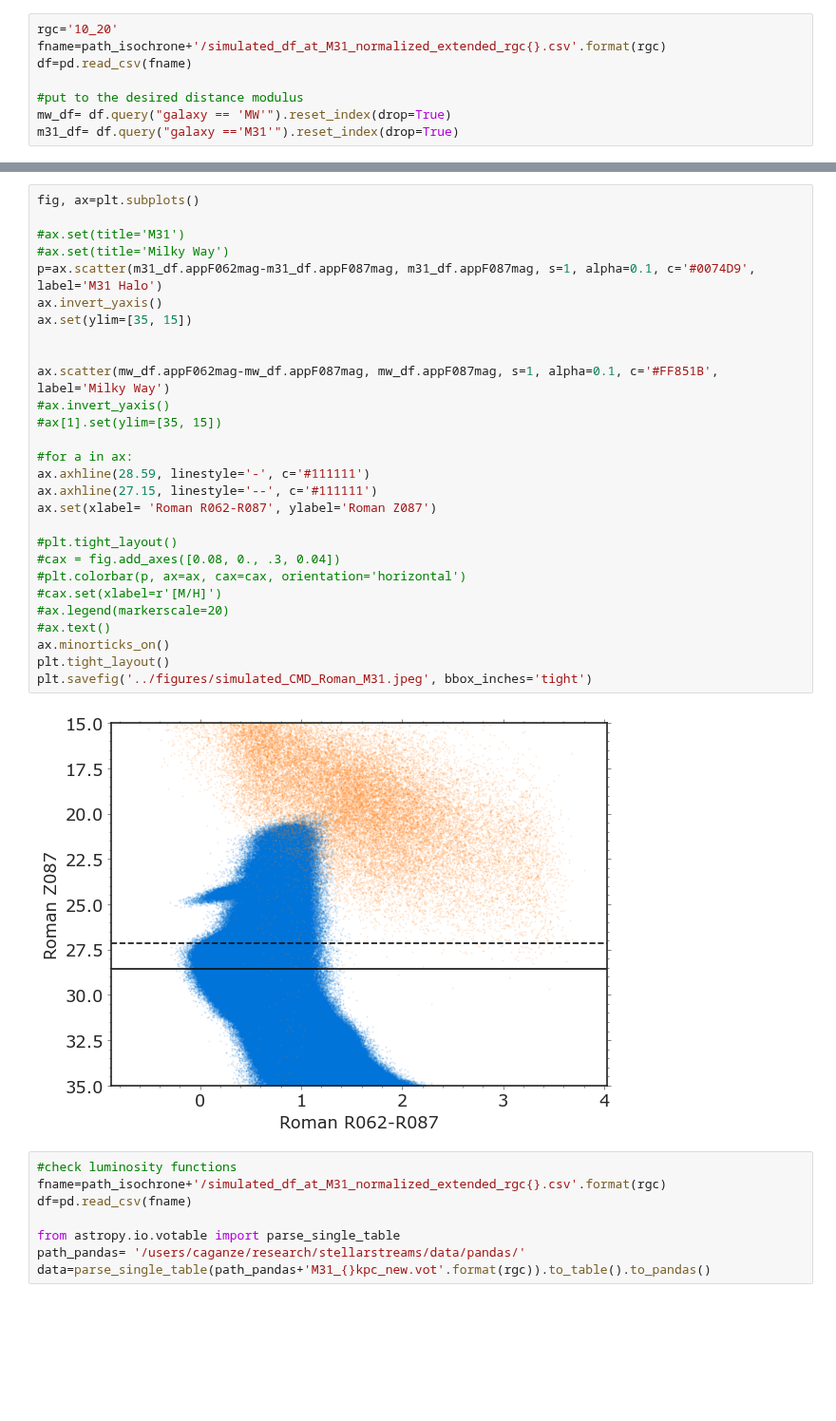
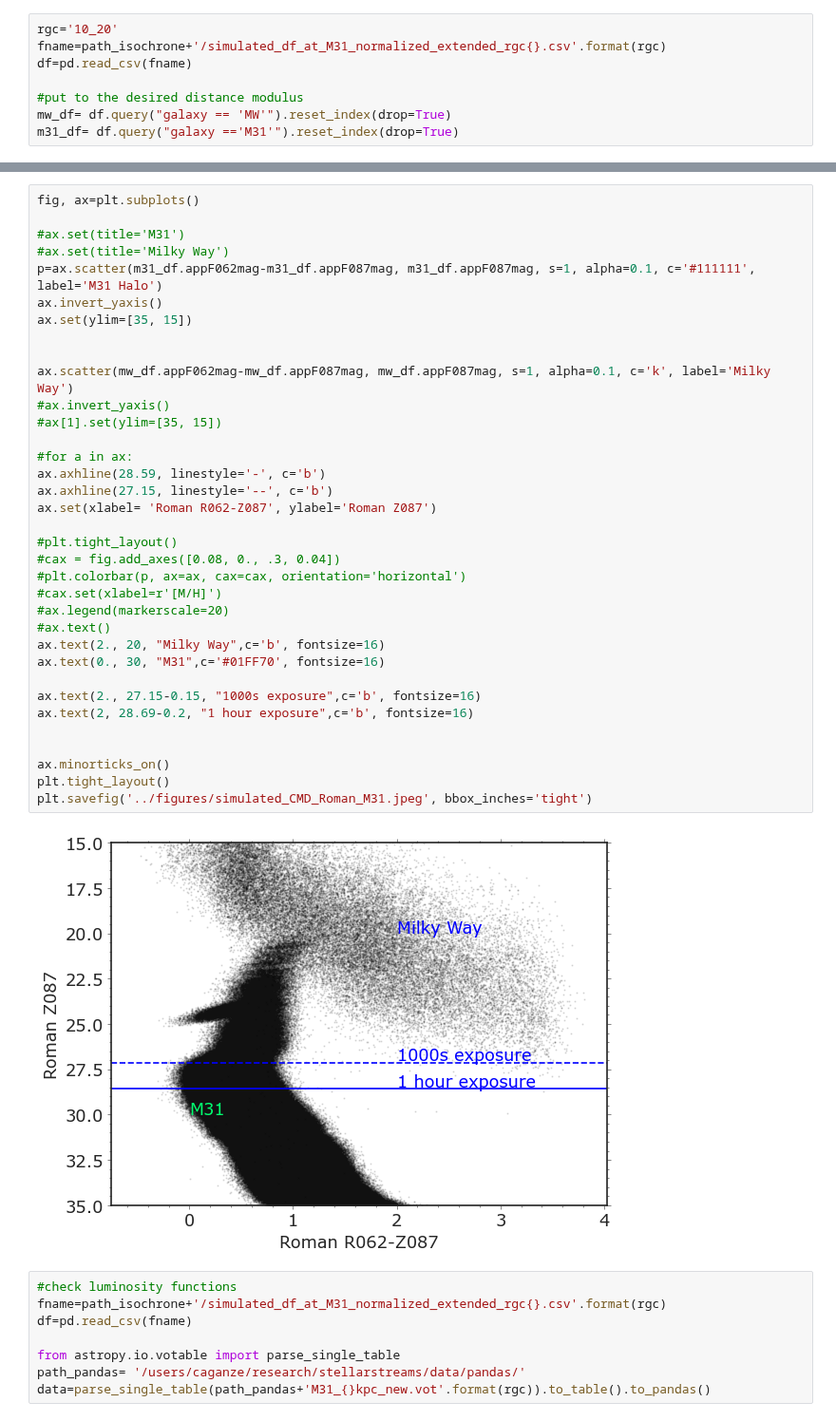
Before and after one commit to caganze/stellarstreams, a Jupyter notebook: notebooks/Visualize MW and M31 Stars.ipynb, the cells around one changed output, grey strips where cells are left out. Shown at 95% size. Cells and saved outputs as stored; diff of their text form; blank space fills up the shorter version.

```diff
--- a/notebooks/Visualize MW and M31 Stars.ipynb
+++ b/notebooks/Visualize MW and M31 Stars.ipynb
@@ -53,33 +65,40 @@ NameError: name 'df' is not defined
 # %%
 fig, ax=plt.subplots()
 
 #ax.set(title='M31')
 #ax.set(title='Milky Way')
-p=ax.scatter(m31_df.appF062mag-m31_df.appF087mag, m31_df.appF087mag, s=1, alpha=0.1, c='#0074D9', label='M31 Halo')
+p=ax.scatter(m31_df.appF062mag-m31_df.appF087mag, m31_df.appF087mag, s=1, alpha=0.1, c='#111111', label='M31 Halo')
 ax.invert_yaxis()
 ax.set(ylim=[35, 15])
 
 
-ax.scatter(mw_df.appF062mag-mw_df.appF087mag, mw_df.appF087mag, s=1, alpha=0.1, c='#FF851B', label='Milky Way')
+ax.scatter(mw_df.appF062mag-mw_df.appF087mag, mw_df.appF087mag, s=1, alpha=0.1, c='k', label='Milky Way')
 #ax.invert_yaxis()
 #ax[1].set(ylim=[35, 15])
 
 #for a in ax:
-ax.axhline(28.59, linestyle='-', c='#111111')
-ax.axhline(27.15, linestyle='--', c='#111111')
-ax.set(xlabel= 'Roman R062-R087', ylabel='Roman Z087')
+ax.axhline(28.59, linestyle='-', c='b')
+ax.axhline(27.15, linestyle='--', c='b')
+ax.set(xlabel= 'Roman R062-Z087', ylabel='Roman Z087')
 
 #plt.tight_layout()
 #cax = fig.add_axes([0.08, 0., .3, 0.04])
 #plt.colorbar(p, ax=ax, cax=cax, orientation='horizontal')
 #cax.set(xlabel=r'[M/H]')
 #ax.legend(markerscale=20)
 #ax.text()
+ax.text(2., 20, "Milky Way",c='b', fontsize=16)
+ax.text(0., 30, "M31",c='#01FF70', fontsize=16)
+
+ax.text(2., 27.15-0.15, "1000s exposure",c='b', fontsize=16)
+ax.text(2, 28.69-0.2, "1 hour exposure",c='b', fontsize=16)
+
+
 ax.minorticks_on()
 plt.tight_layout()
 plt.savefig('../figures/simulated_CMD_Roman_M31.jpeg', bbox_inches='tight')
 # %% [output]
-[figure, old version]
+[figure, new version]
 # %%
 #check luminosity functions
 fname=path_isochrone+'/simulated_df_at_M31_normalized_extended_rgc{}.csv'.format(rgc)
```
Also changed, not shown: parts of 10 cells of this notebook, 2 other files.
